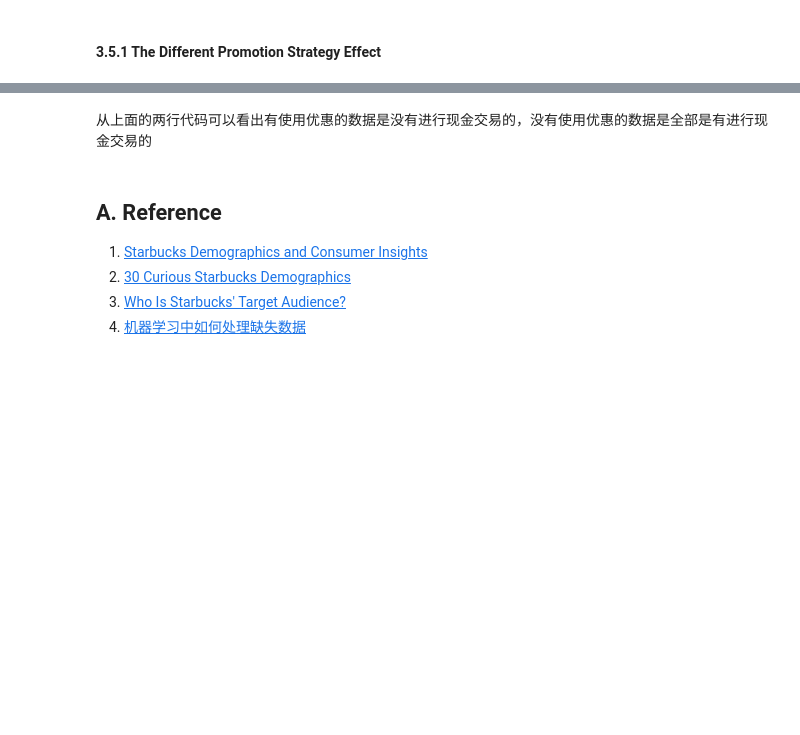
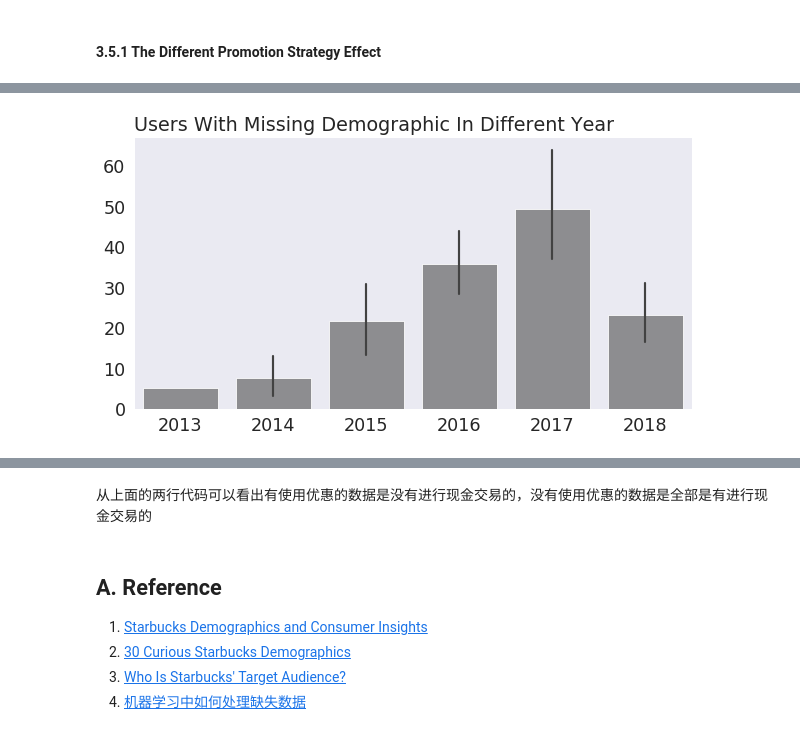
Before and after one commit to ZenRay/StarbucksReport, a Jupyter notebook: Starbucks_Capstone_notebook.ipynb, the cells around one changed output, grey strips where cells are left out. Drawn from its saved outputs; the diff is of its cells as text; code cells hidden in the pictures; blank space fills up the shorter version.

```diff
--- a/Starbucks_Capstone_notebook.ipynb
+++ b/Starbucks_Capstone_notebook.ipynb
@@ -842,11 +863,13 @@ unknown_user = preprocess.group_size(
 # %%
 with warnings.catch_warnings(),sns.axes_style("dark"), sns.plotting_context("paper", font_scale=2):
     warnings.simplefilter("ignore")
     plt.figure(figsize=(10, 5))
     ax = plt.subplot()
     sns.barplot(x="became_member_year", y="number", data=unknown_user, ax=ax,
                 estimator=np.mean, units="became_member_month", palette=["#8c8c91"])
 
     ax.set_xlabel("")
     ax.set_ylabel("")
-    ax.set_title("Users With Missing Geographic In Different Year", loc="left")
+    ax.set_title("Users With Missing Demographic In Different Year", loc="left")
+# %% [output]
+[figure, added]
```
Also changed, not shown: parts of 5 cells of this notebook.
